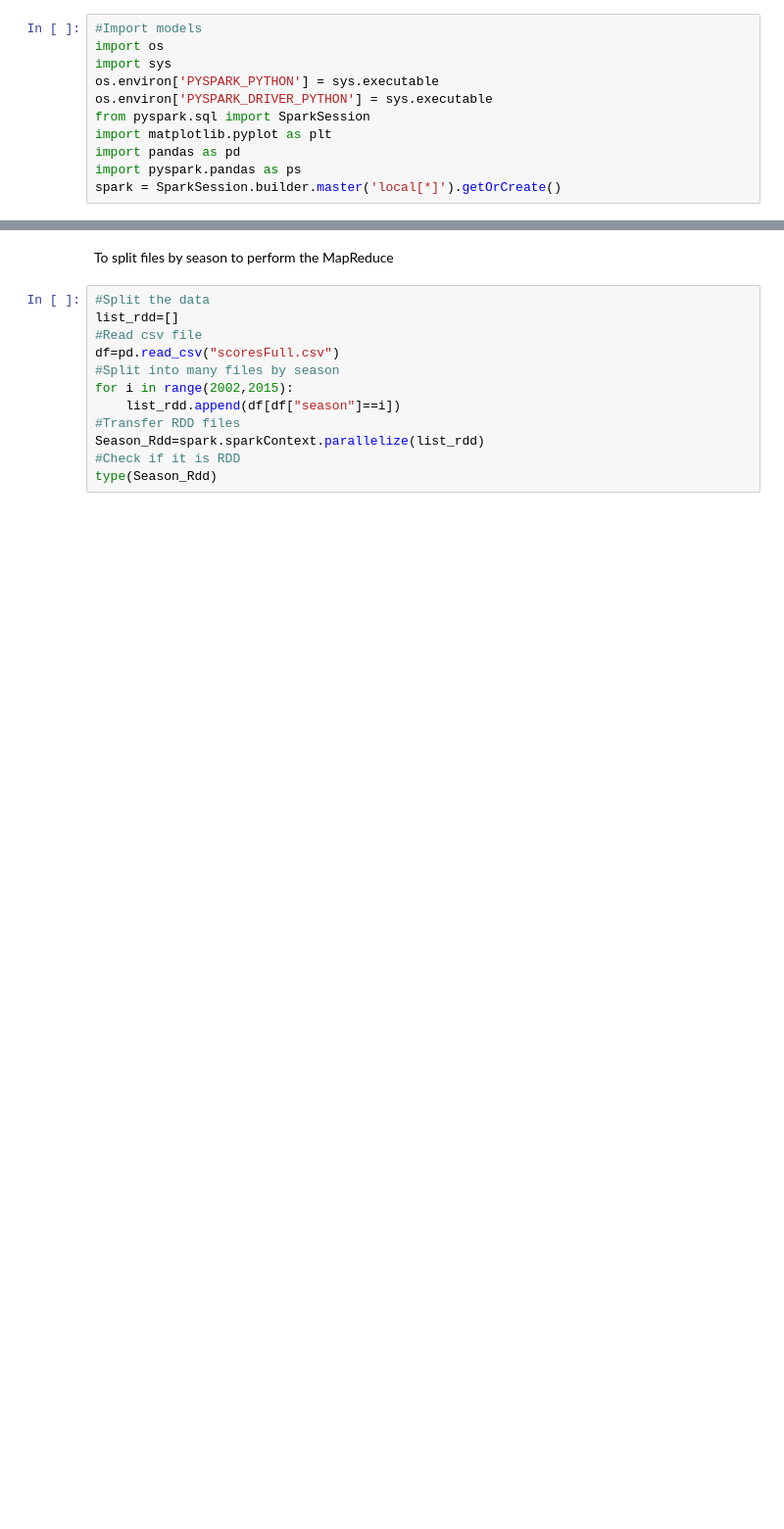
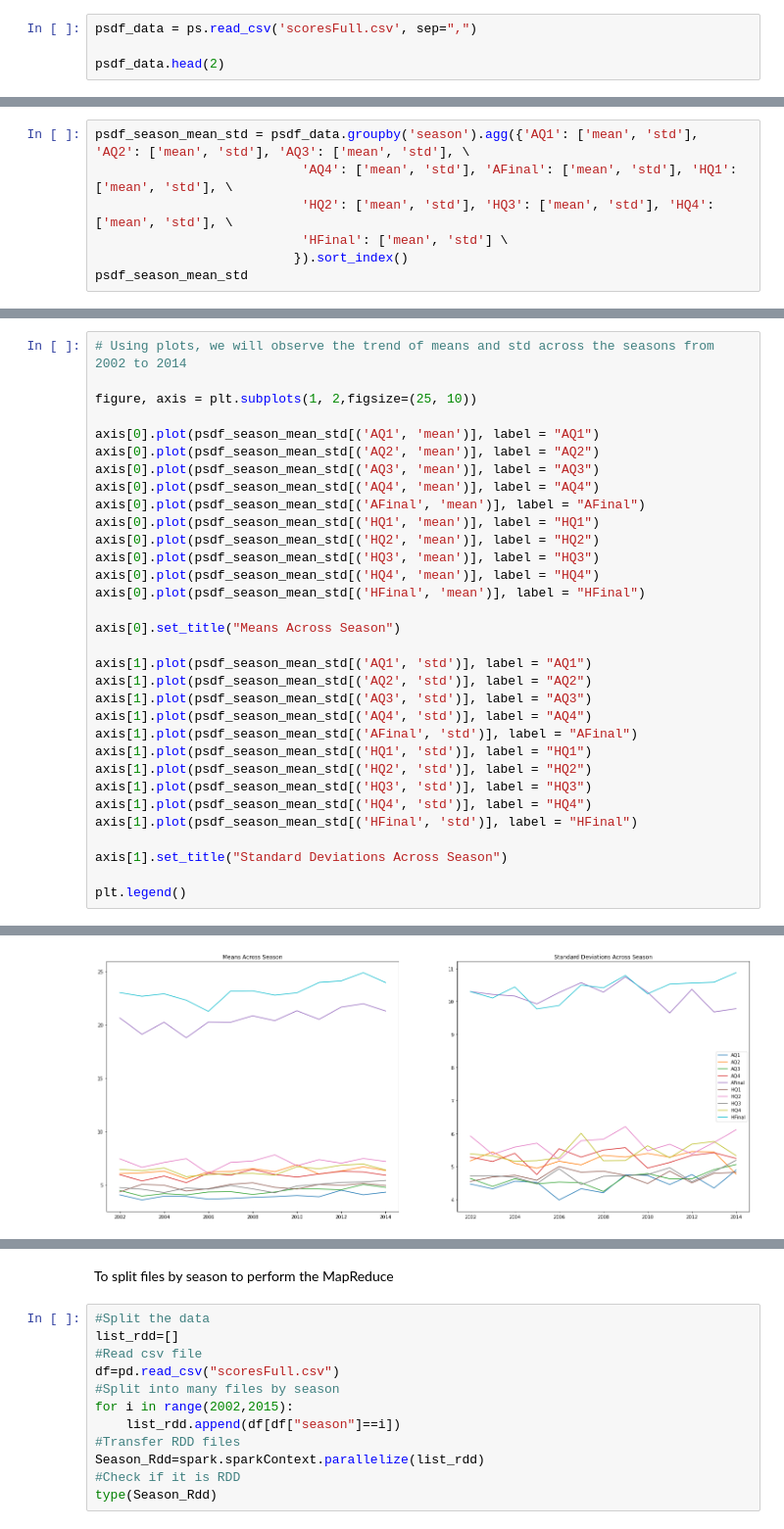
Before and after one commit to atbiggie/ST590-Project2, a Jupyter notebook: PartThree.ipynb, the cells around one changed output, grey strips where cells are left out. Shown at 98% size. Drawn from its saved outputs; the diff is of its cells as text; blank space fills up the shorter version.

Commit message:
Part-3 adding pandas on spark

```diff
--- a/PartThree.ipynb
+++ b/PartThree.ipynb
@@ -5,12 +36,5 @@ In this section, we'll be using the `scoresFull.csv` data set and using `Spark`
 # %%
-#Import models
-import os
-import sys
-os.environ['PYSPARK_PYTHON'] = sys.executable
-os.environ['PYSPARK_DRIVER_PYTHON'] = sys.executable
-from pyspark.sql import SparkSession
-import matplotlib.pyplot as plt
-import pandas as pd
-import pyspark.pandas as ps
-spark = SparkSession.builder.master('local[*]').getOrCreate()
+psdf_data = ps.read_csv('scoresFull.csv', sep=",")
+
+psdf_data.head(2)
 # %% [output]
@@ -17,0 +59,7 @@ WARNING:root:'PYARROW_IGNORE_TIMEZONE' environment variable was not set. It is r
+# %%
+psdf_season_mean_std = psdf_data.groupby('season').agg({'AQ1': ['mean', 'std'], 'AQ2': ['mean', 'std'], 'AQ3': ['mean', 'std'], \
+                           'AQ4': ['mean', 'std'], 'AFinal': ['mean', 'std'], 'HQ1': ['mean', 'std'], \
+                           'HQ2': ['mean', 'std'], 'HQ3': ['mean', 'std'], 'HQ4': ['mean', 'std'], \
+                           'HFinal': ['mean', 'std'] \
+                          }).sort_index()
+psdf_season_mean_std
@@ -17,0 +83,33 @@ WARNING:root:'PYARROW_IGNORE_TIMEZONE' environment variable was not set. It is r
+# %%
+# Using plots, we will observe the trend of means and std across the seasons from 2002 to 2014
+
+figure, axis = plt.subplots(1, 2,figsize=(25, 10))
+
+axis[0].plot(psdf_season_mean_std[('AQ1', 'mean')], label = "AQ1")
+axis[0].plot(psdf_season_mean_std[('AQ2', 'mean')], label = "AQ2")
+axis[0].plot(psdf_season_mean_std[('AQ3', 'mean')], label = "AQ3")
+axis[0].plot(psdf_season_mean_std[('AQ4', 'mean')], label = "AQ4")
+axis[0].plot(psdf_season_mean_std[('AFinal', 'mean')], label = "AFinal")
+axis[0].plot(psdf_season_mean_std[('HQ1', 'mean')], label = "HQ1")
+axis[0].plot(psdf_season_mean_std[('HQ2', 'mean')], label = "HQ2")
+axis[0].plot(psdf_season_mean_std[('HQ3', 'mean')], label = "HQ3")
+axis[0].plot(psdf_season_mean_std[('HQ4', 'mean')], label = "HQ4")
+axis[0].plot(psdf_season_mean_std[('HFinal', 'mean')], label = "HFinal")
+
+axis[0].set_title("Means Across Season")
+
+axis[1].plot(psdf_season_mean_std[('AQ1', 'std')], label = "AQ1")
+axis[1].plot(psdf_season_mean_std[('AQ2', 'std')], label = "AQ2")
+axis[1].plot(psdf_season_mean_std[('AQ3', 'std')], label = "AQ3")
+axis[1].plot(psdf_season_mean_std[('AQ4', 'std')], label = "AQ4")
+axis[1].plot(psdf_season_mean_std[('AFinal', 'std')], label = "AFinal")
+axis[1].plot(psdf_season_mean_std[('HQ1', 'std')], label = "HQ1")
+axis[1].plot(psdf_season_mean_std[('HQ2', 'std')], label = "HQ2")
+axis[1].plot(psdf_season_mean_std[('HQ3', 'std')], label = "HQ3")
+axis[1].plot(psdf_season_mean_std[('HQ4', 'std')], label = "HQ4")
+axis[1].plot(psdf_season_mean_std[('HFinal', 'std')], label = "HFinal")
+
+axis[1].set_title("Standard Deviations Across Season")
+
+plt.legend()
+# %% [output]
@@ -17,0 +117 @@ WARNING:root:'PYARROW_IGNORE_TIMEZONE' environment variable was not set. It is r
+[figure, added]
```
Also changed, not shown: parts of 17 cells of this notebook, 1 other file.
